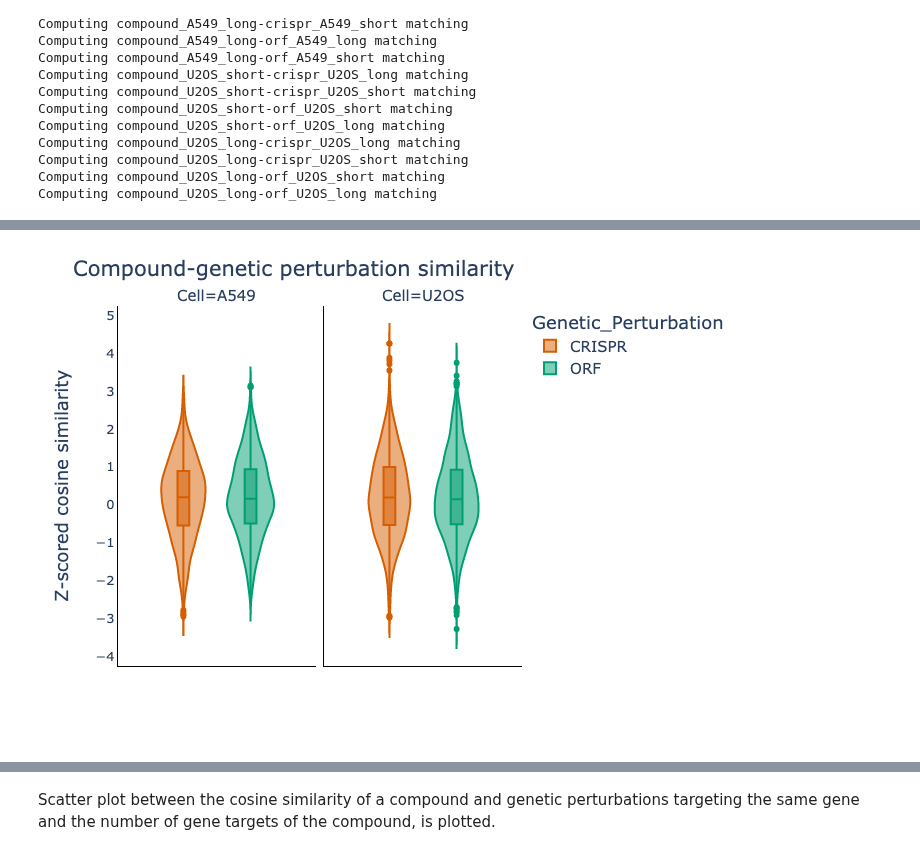
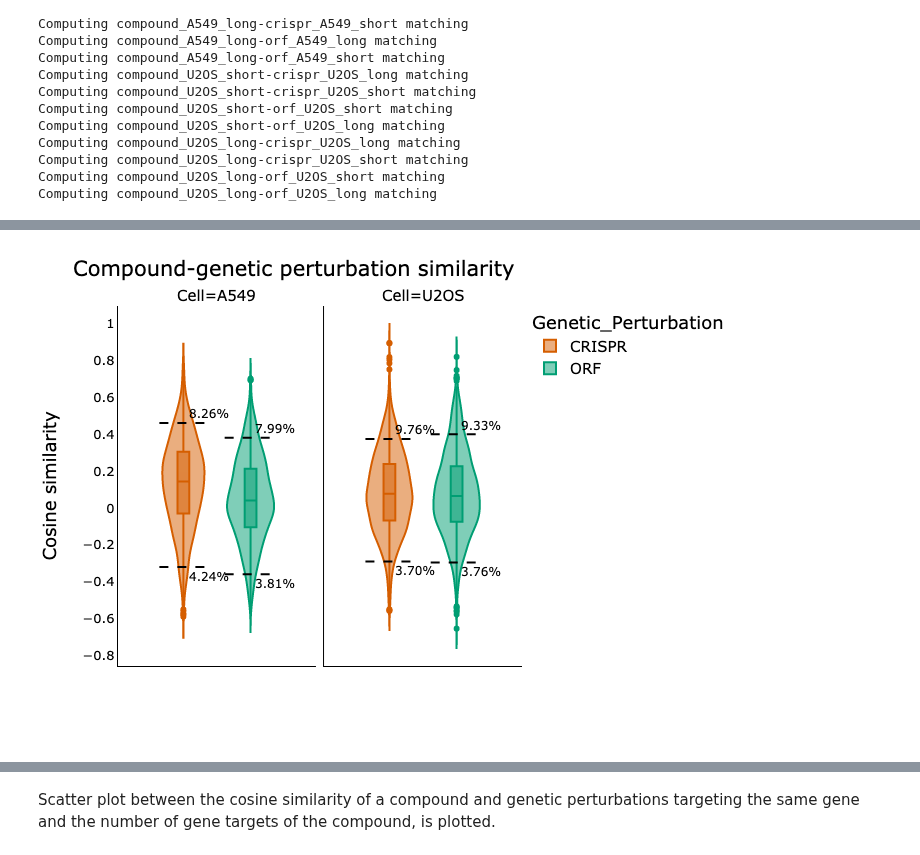
Before and after one commit to jump-cellpainting/2024_Chandrasekaran_NatureMethods, a Jupyter notebook: benchmark/5.visualize-similarities.ipynb, the cells around one changed output, grey strips where cells are left out. Drawn from its saved outputs; the diff is of its cells as text; code cells hidden in the pictures.

```diff
--- a/benchmark/5.visualize-similarities.ipynb
+++ b/benchmark/5.visualize-similarities.ipynb
@@ -155,5 +235,7 @@ Computing compound_U2OS_long-crispr_U2OS_short matching
 Computing compound_U2OS_long-orf_U2OS_short matching
 Computing compound_U2OS_long-orf_U2OS_long matching
 # %%
-matching_df = matching_df.replace({'compound':'Compound','crispr':'CRISPR','orf':'ORF'})
+matching_df = matching_df.replace(
+    {"compound": "Compound", "crispr": "CRISPR", "orf": "ORF"}
+)
 # %%
@@ -206,25 +373,78 @@ fig.write_image('figures/5.cosine_similarities.png', width=640, height=480, scal
 # %%
 # For generating the legend
 
 fig = px.violin(
-    matching_df_z_score,
-    y = 'cosine_sim_zscore',
-    color = 'Genetic_Perturbation',
-    facet_col = 'Cell',
+    matching_df.query("Gene_Target=='Same'"),
+    y="cosine_sim",
+    color="Genetic_Perturbation",
     color_discrete_map=color_discrete_map_gp,
-    box=True
+    facet_col="Cell",
+    category_orders={
+        "Cell": cell_order,
+        "Genetic_Perturbation": genetic_perturbation_order,
+    },
+    box=True,
+)
+
+fig.update_layout(
+    title="Compound-genetic perturbation similarity",
+    xaxis1=dict(title="", linecolor="#000000"),
+    xaxis2=dict(title="", linecolor="#000000"),
+    yaxis1=dict(title="Cosine similarity", linecolor="#000000", tickfont=dict(size=13)),
+    yaxis2=dict(linecolor="#000000"),
+    font=dict(size=15, color="black"),
+    paper_bgcolor="rgba(0,0,0,0)",
+    plot_bgcolor="rgba(0,0,0,0)",
+    legend=dict(bgcolor="white"),
+)
+
+# Add null threshold lines and percent values to the plot
+
+for i, row in threshold_percent.iterrows():
+    fig = utils.add_lines_to_violin_plots(
+        fig,
+        row,
+        locations,
+        genetic_perturbation_order,
+        "genetic_perturbation",
+        5,
+        0,
+        cell_order.index(row["cell"]) + 1,
     )
-fig.update_layout(title='Compound-genetic perturbation similarity',
-    xaxis1=dict(title='', linecolor = "#000000"),
-    xaxis2=dict(title='', linecolor = "#000000"),
-    yaxis1=dict(title='Z-scored cosine similarity', linecolor = "#000000", tickfont=dict(size=13)),
-    yaxis2=dict(linecolor = "#000000"),
-    font=dict(size=15),
-    paper_bgcolor='rgba(0,0,0,0)',
-    plot_bgcolor='rgba(0,0,0,0)',
-    legend=dict(bgcolor="white")
+    fig = utils.add_lines_to_violin_plots(
+        fig,
+        row,
+        locations,
+        genetic_perturbation_order,
+        "genetic_perturbation",
+        95,
+        0,
+        cell_order.index(row["cell"]) + 1,
+    )
+    fig = utils.add_text_to_violin_plots(
+        fig,
+        row,
+        locations,
+        genetic_perturbation_order,
+        "genetic_perturbation",
+        5,
+        0,
+        cell_order.index(row["cell"]) + 1,
+    )
+    fig = utils.add_text_to_violin_plots(
+        fig,
+        row,
+        locations,
+        genetic_perturbation_order,
+        "genetic_perturbation",
+        95,
+        0,
+        cell_order.index(row["cell"]) + 1,
+    )
+
+fig.show("png")
+fig.write_image(
+    "figures/5.cosine_similarities_legend.png", width=640, height=480, scale=2
 )
-fig.show("png")
-fig.write_image('figures/5.cosine_similarities_legend.png', width=640, height=480, scale=2)
 # %% [output]
-[figure, old version]
+[figure, new version]
```
Also changed, not shown: parts of 29 cells of this notebook, 6 other files.
